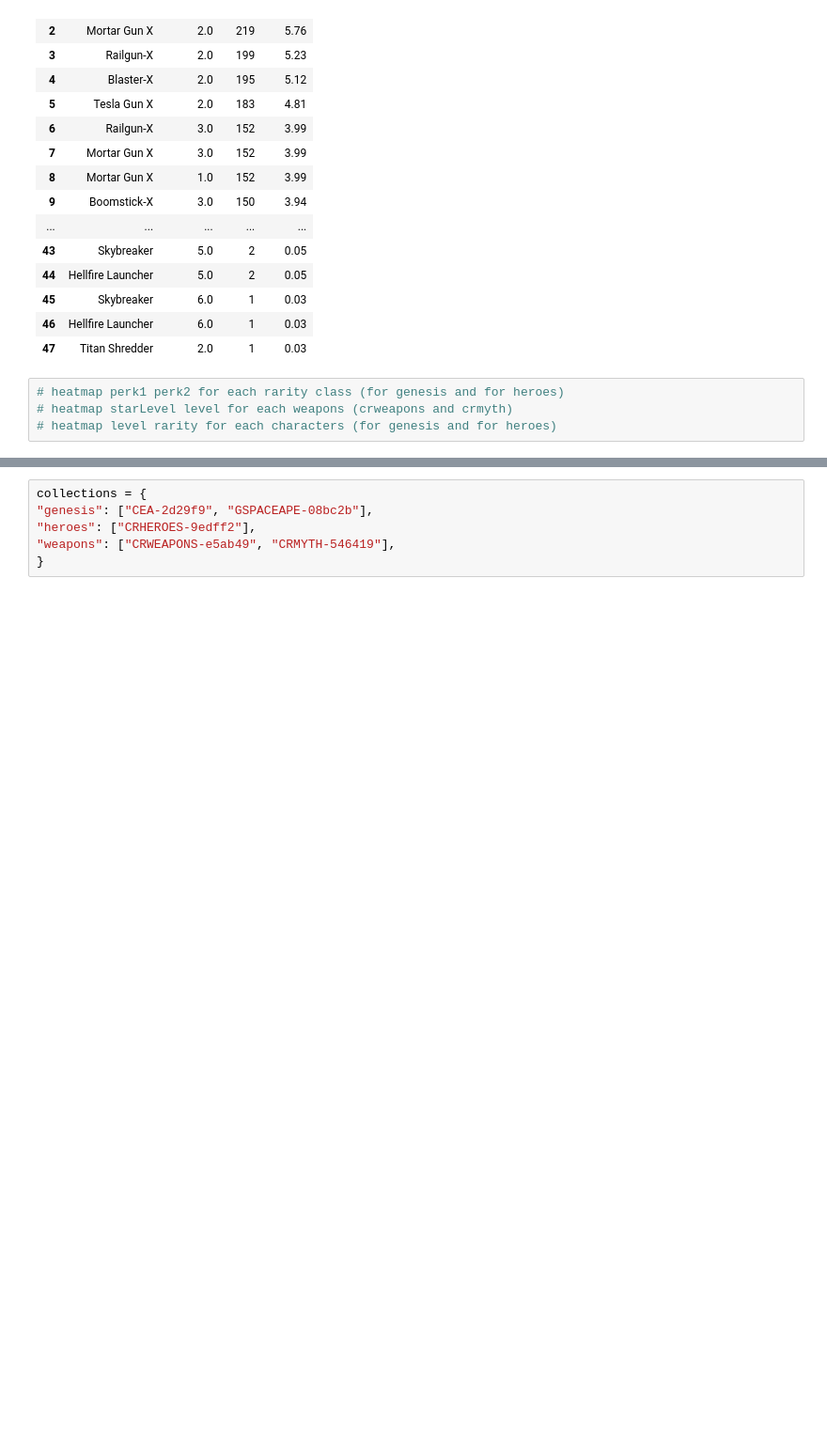
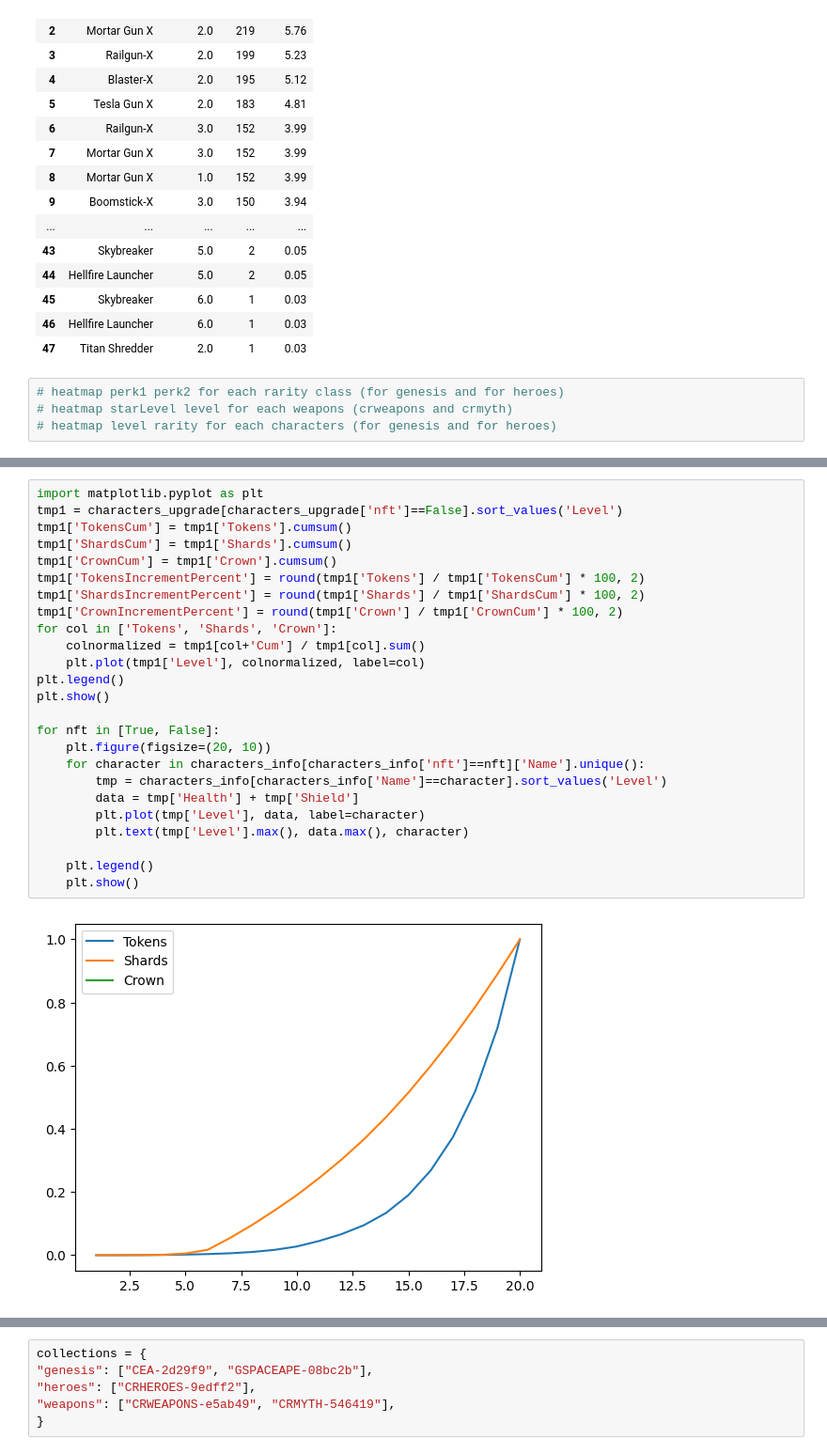
Before and after one commit to VincenzoImp/cantinaroyale.tools, a Jupyter notebook: automations/numeri.ipynb, the cells around one changed output, grey strips where cells are left out. Shown: that part at 94% size. Drawn from its saved outputs; the diff is of its cells as text; blank space fills up the shorter version.

```diff
--- a/automations/numeri.ipynb
+++ b/automations/numeri.ipynb
@@ -215,0 +240,27 @@ characters_lvlup
+# %%
+import matplotlib.pyplot as plt
+tmp1 = characters_upgrade[characters_upgrade['nft']==False].sort_values('Level')
+tmp1['TokensCum'] = tmp1['Tokens'].cumsum()
+tmp1['ShardsCum'] = tmp1['Shards'].cumsum()
+tmp1['CrownCum'] = tmp1['Crown'].cumsum()
+tmp1['TokensIncrementPercent'] = round(tmp1['Tokens'] / tmp1['TokensCum'] * 100, 2)
+tmp1['ShardsIncrementPercent'] = round(tmp1['Shards'] / tmp1['ShardsCum'] * 100, 2)
+tmp1['CrownIncrementPercent'] = round(tmp1['Crown'] / tmp1['CrownCum'] * 100, 2)
+for col in ['Tokens', 'Shards', 'Crown']:
+    colnormalized = tmp1[col+'Cum'] / tmp1[col].sum()
+    plt.plot(tmp1['Level'], colnormalized, label=col)
+plt.legend()
+plt.show()
+
+for nft in [True, False]:
+    plt.figure(figsize=(20, 10))
+    for character in characters_info[characters_info['nft']==nft]['Name'].unique():
+        tmp = characters_info[characters_info['Name']==character].sort_values('Level')
+        data = tmp['Health'] + tmp['Shield']
+        plt.plot(tmp['Level'], data, label=character)
+        plt.text(tmp['Level'].max(), data.max(), character)
+
+    plt.legend()
+    plt.show()
+# %% [output]
+[figure, added]
```
Also changed, not shown: parts of 12 cells of this notebook, 52 other files.
